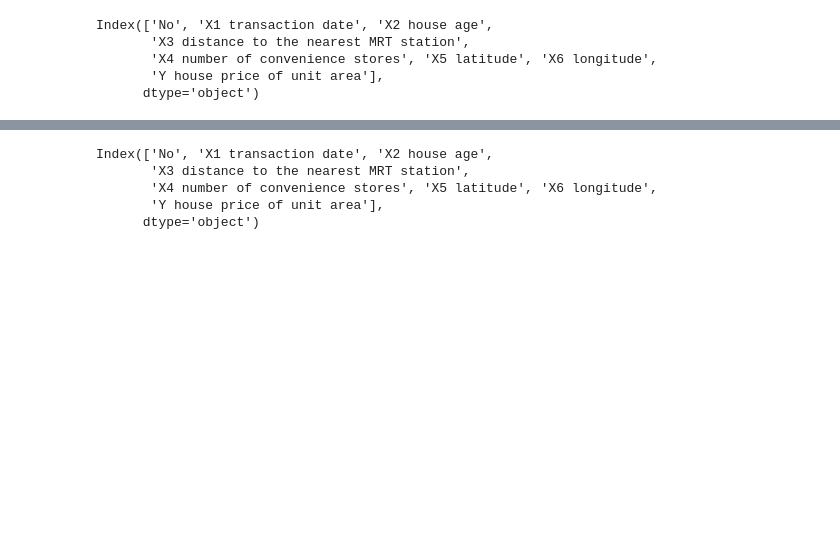
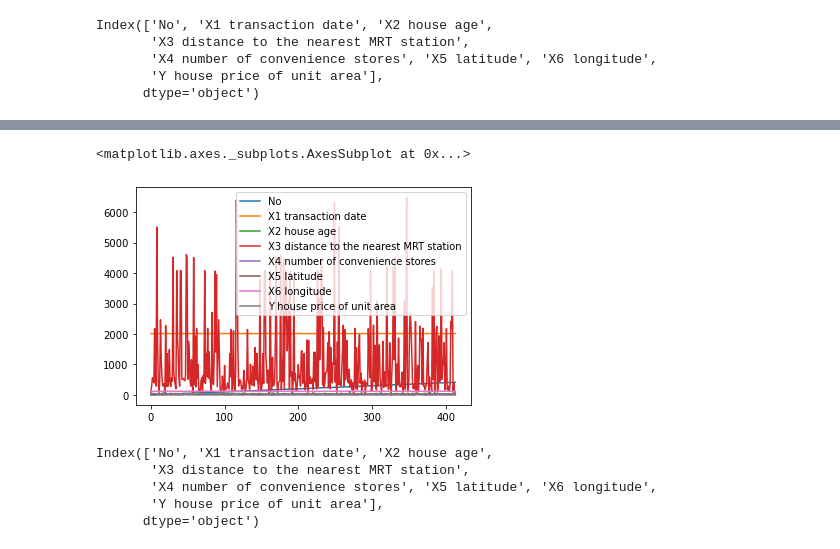
Before and after one commit to surya8barca/DWM_mini_project, a Jupyter notebook: Linear regression/linear_reg.ipynb, the cells around one changed output, grey strips where cells are left out. Cells and saved outputs as stored; diff of their text form; code cells hidden in the pictures; blank space fills up the shorter version.

```diff
--- a/Linear regression/linear_reg.ipynb
+++ b/Linear regression/linear_reg.ipynb
@@ -48,3 +74,9 @@ sns.pairplot(newdb)
+# %%
+newdb.plot.line()
+#graph4
+# %% [output]
+<matplotlib.axes._subplots.AxesSubplot at 0x...>
+[figure, added]
 # %%
 newdb.columns
 # %% [output]
```
Also changed, not shown: parts of 18 cells of this notebook, 2 other files.
